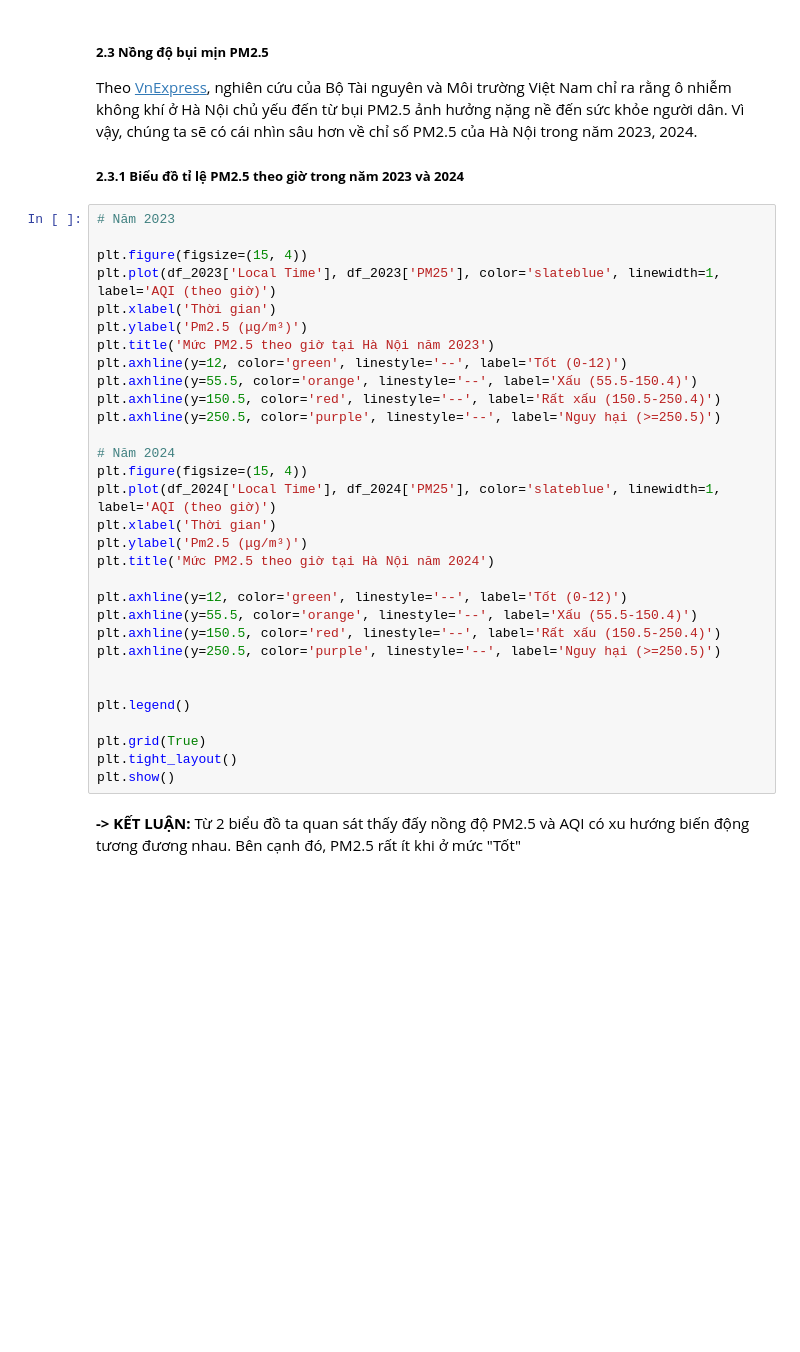
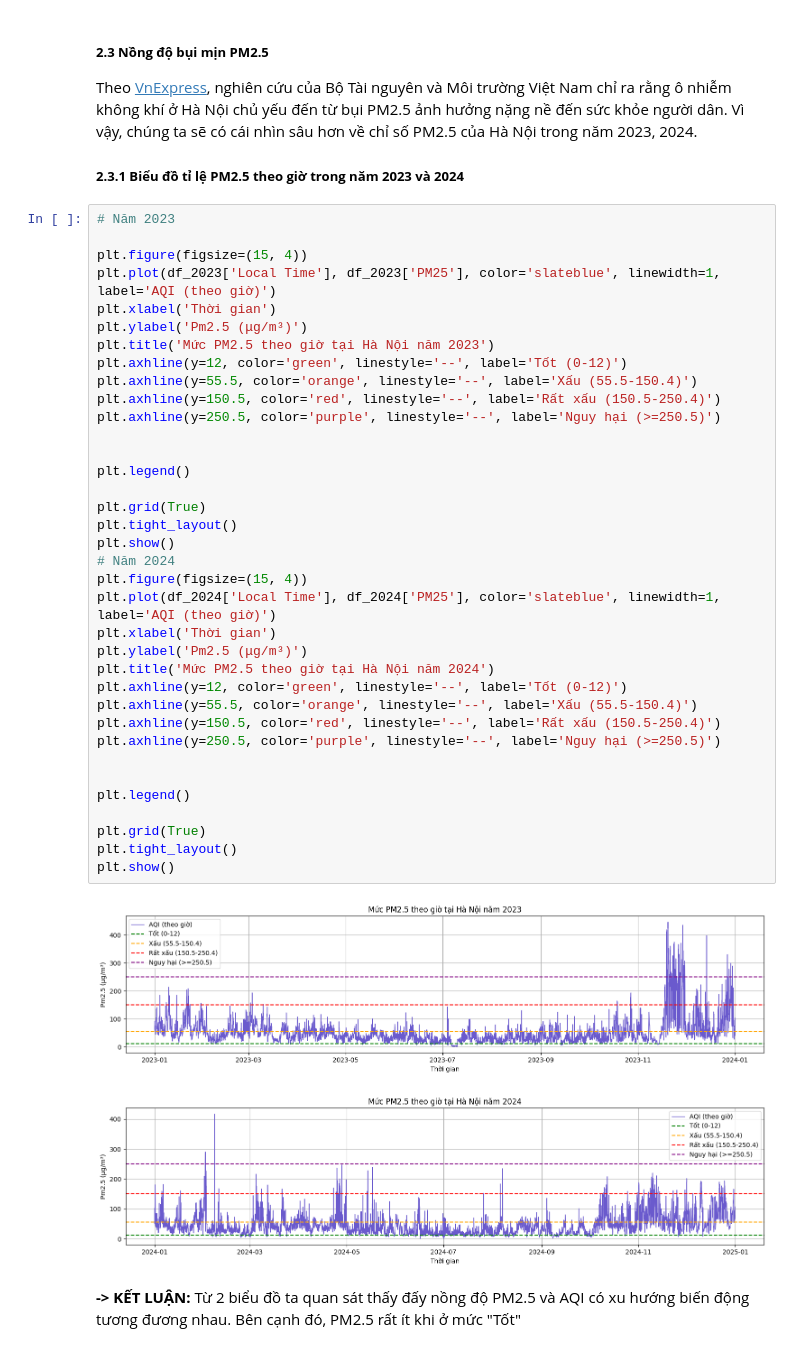
Before and after one commit to HoangHumg1210/Air_Quality-Analysis_HN, a Jupyter notebook: data/Exploratory Data Analysis.ipynb, the cells around one changed output. Saved outputs shown, nothing was run; the diff lists cells and outputs as text; blank space fills up the shorter version.

```diff
--- a/data/Exploratory Data Analysis.ipynb
+++ b/data/Exploratory Data Analysis.ipynb
@@ -175,34 +226,42 @@ Theo [VnExpress](https://e.vnexpress.net/news/environment/hanoi-s-air-quality-dr
 # %%
 # Năm 2023
 
 plt.figure(figsize=(15, 4))
 plt.plot(df_2023['Local Time'], df_2023['PM25'], color='slateblue', linewidth=1, label='AQI (theo giờ)')
 plt.xlabel('Thời gian')
 plt.ylabel('Pm2.5 (μg/m³)')
 plt.title('Mức PM2.5 theo giờ tại Hà Nội năm 2023')
 plt.axhline(y=12, color='green', linestyle='--', label='Tốt (0-12)')
 plt.axhline(y=55.5, color='orange', linestyle='--', label='Xấu (55.5-150.4)')
 plt.axhline(y=150.5, color='red', linestyle='--', label='Rất xấu (150.5-250.4)')
 plt.axhline(y=250.5, color='purple', linestyle='--', label='Nguy hại (>=250.5)')
 
+
+plt.legend()
+
+plt.grid(True)
+plt.tight_layout()
+plt.show()
 # Năm 2024
 plt.figure(figsize=(15, 4))
 plt.plot(df_2024['Local Time'], df_2024['PM25'], color='slateblue', linewidth=1, label='AQI (theo giờ)')
 plt.xlabel('Thời gian')
 plt.ylabel('Pm2.5 (μg/m³)')
 plt.title('Mức PM2.5 theo giờ tại Hà Nội năm 2024')
-
 plt.axhline(y=12, color='green', linestyle='--', label='Tốt (0-12)')
 plt.axhline(y=55.5, color='orange', linestyle='--', label='Xấu (55.5-150.4)')
 plt.axhline(y=150.5, color='red', linestyle='--', label='Rất xấu (150.5-250.4)')
 plt.axhline(y=250.5, color='purple', linestyle='--', label='Nguy hại (>=250.5)')
 
 
 plt.legend()
 
 plt.grid(True)
 plt.tight_layout()
 plt.show()
+# %% [output]
+[figure, added]
+[figure, added]
 # %% [markdown]
 **-> KẾT LUẬN:** Từ 2 biểu đồ ta quan sát thấy đấy nồng độ PM2.5 và AQI có xu hướng biến động tương đương nhau. Bên cạnh đó, PM2.5 rất ít khi ở mức "Tốt"
 # %% [markdown]
```
Also changed, not shown: parts of 41 cells of this notebook, 1 other file.
